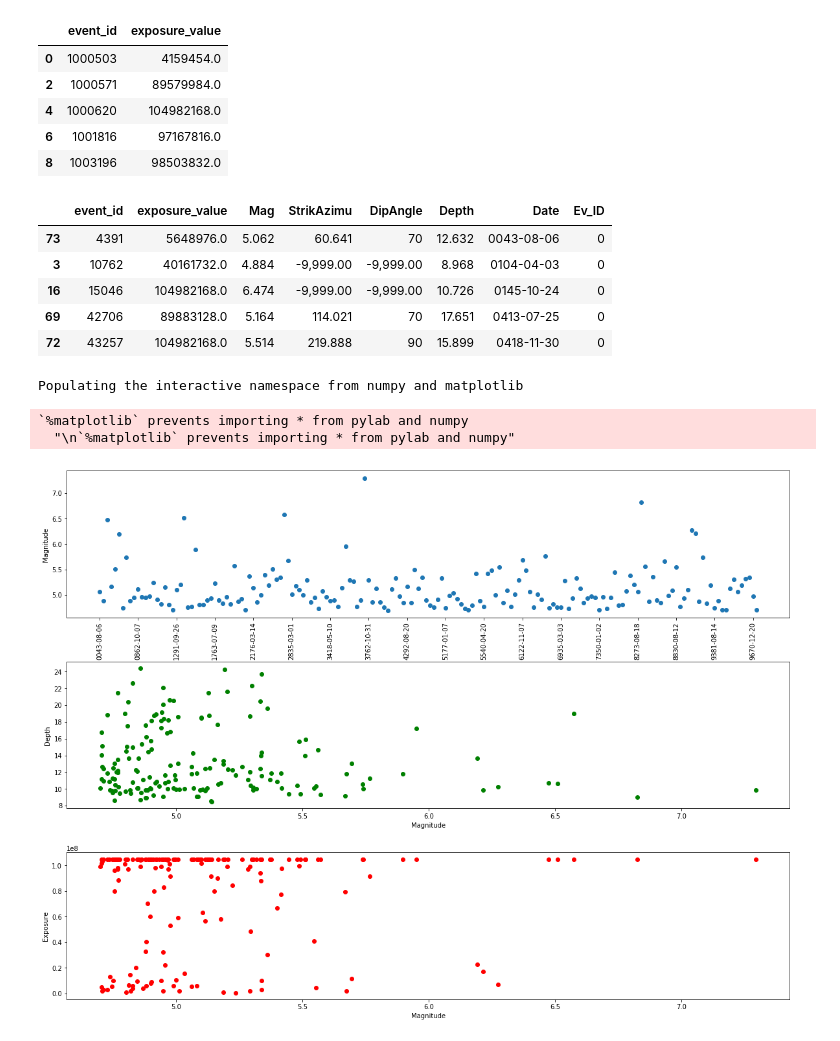
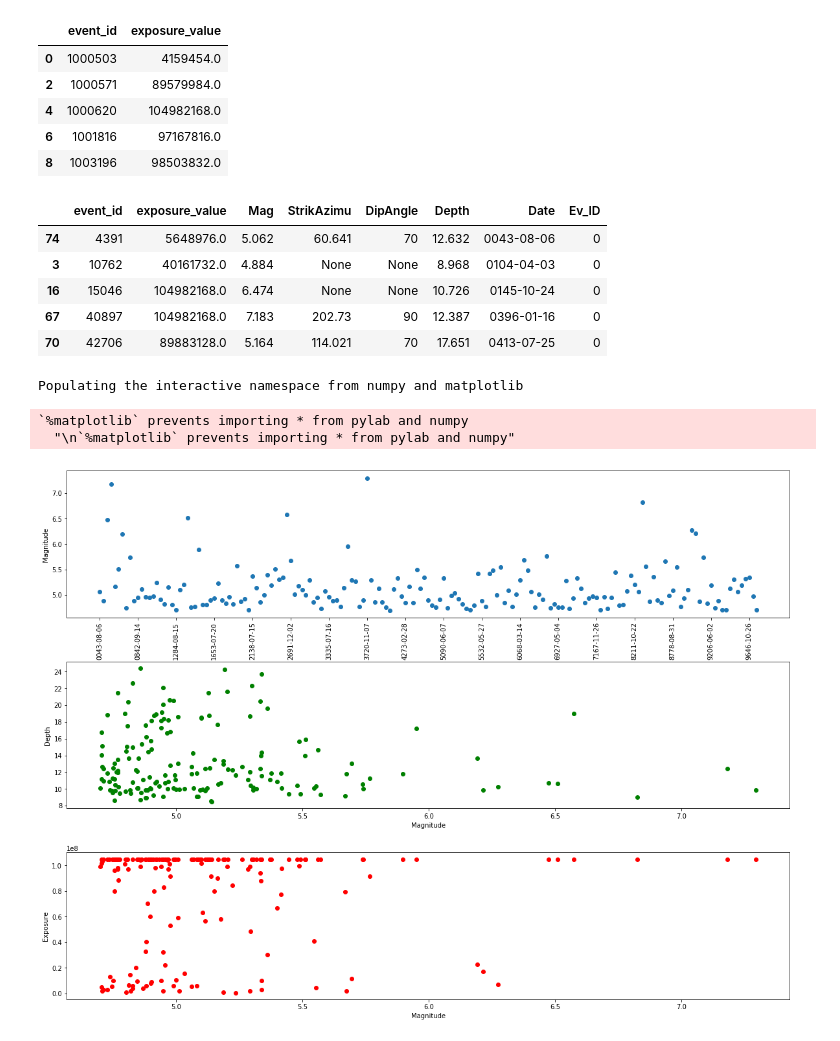
Before and after one commit to OasisLMF/ZurichWorkshop2018, a Jupyter notebook: excercise2.ipynb, the cells around one changed output. Cells and saved outputs as stored; diff of their text form; code cells hidden in the pictures.

Commit message:
changed event ID to show 40897

```diff
--- a/excercise2.ipynb
+++ b/excercise2.ipynb
@@ -509,26 +509,30 @@ loss_event_dict.head()
 # %%
 
 loss_event_detail = pd.merge(loss_event_dict, event_data, on = 'event_id')
 loss_event_detail= loss_event_detail.sort_values(by='Date_10000')
 for i in range(len(loss_event_detail)):
     date = str(loss_event_detail.loc[i, 'Date_10000'])
     if len(date) < 8:
         date = "0"*(8-len(date)) + date
     date = datetime.datetime.strptime(date, "%Y%m%d").date()
     loss_event_detail.loc[i, 'Date_10000'] = str(date)
+    if loss_event_detail.loc[i, 'StrikAzimu'] == '-9,999.00':
+        loss_event_detail.loc[i, 'StrikAzimu'] = None
+    if loss_event_detail.loc[i, 'DipAngle'] == '-9,999.00':
+        loss_event_detail.loc[i, 'DipAngle'] = None
 loss_event_detail.rename(columns={'Date_10000':'Date'}, inplace=True)
 
 def get_loss_event_detail(loss_event_detail=loss_event_detail):
     return loss_event_detail
 
 loss_event_detail.head()
 # %% [output]
 |  | event_id | exposure_value | Mag | StrikAzimu | DipAngle | Depth | Date | Ev_ID |
-| 73 | 4391 | 5648976.0 | 5.062 | 60.641 | 70 | 12.632 | 0043-08-06 | 0 |
-| 3 | 10762 | 40161732.0 | 4.884 | -9,999.00 | -9,999.00 | 8.968 | 0104-04-03 | 0 |
-| 16 | 15046 | 104982168.0 | 6.474 | -9,999.00 | -9,999.00 | 10.726 | 0145-10-24 | 0 |
-| 69 | 42706 | 89883128.0 | 5.164 | 114.021 | 70 | 17.651 | 0413-07-25 | 0 |
-| 72 | 43257 | 104982168.0 | 5.514 | 219.888 | 90 | 15.899 | 0418-11-30 | 0 |
+| 74 | 4391 | 5648976.0 | 5.062 | 60.641 | 70 | 12.632 | 0043-08-06 | 0 |
+| 3 | 10762 | 40161732.0 | 4.884 | None | None | 8.968 | 0104-04-03 | 0 |
+| 16 | 15046 | 104982168.0 | 6.474 | None | None | 10.726 | 0145-10-24 | 0 |
+| 67 | 40897 | 104982168.0 | 7.183 | 202.73 | 90 | 12.387 | 0396-01-16 | 0 |
+| 70 | 42706 | 89883128.0 | 5.164 | 114.021 | 70 | 17.651 | 0413-07-25 | 0 |
 # %%
 %pylab inline
 pylab.rcParams['figure.figsize'] = (20, 15)
@@ -563,7 +567,7 @@ subplots_adjust(hspace=0.3)
 
 plt.show()
 # %% [output]
-[figure, old version]
+[figure, new version]
 # %%
 #lat lon to mercator coords
 import math
```
Also changed, not shown: parts of 3 cells of this notebook, 1 other file.
